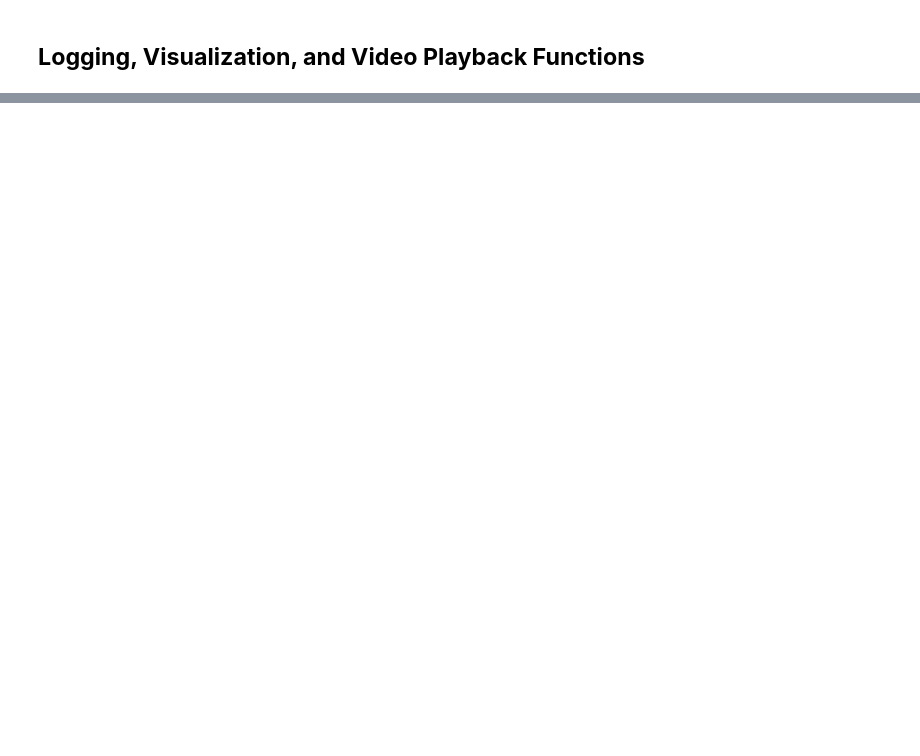
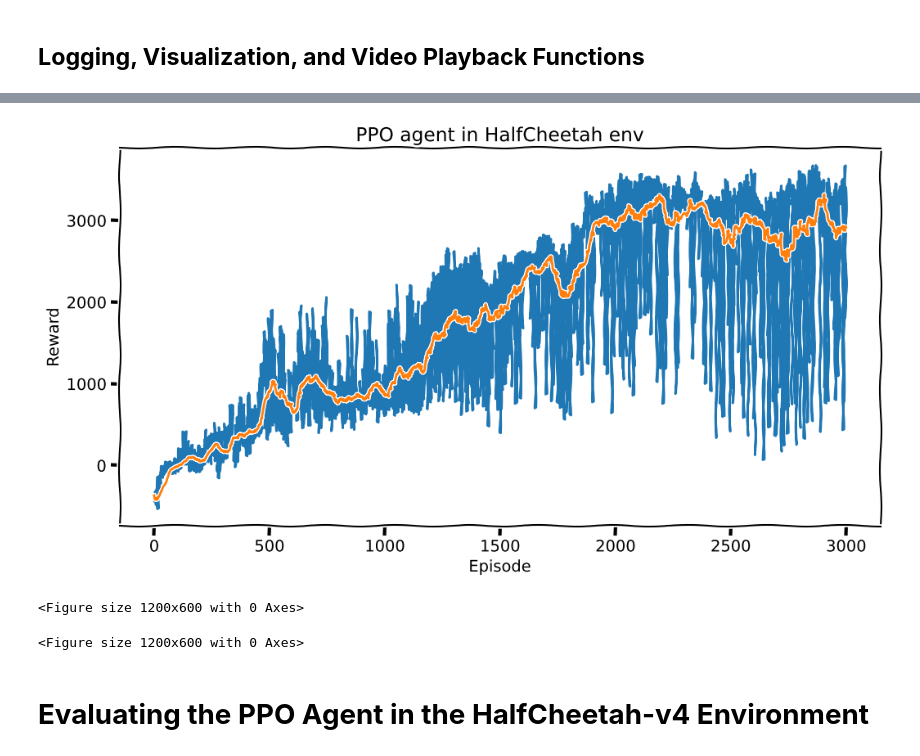
Before and after one commit to ParsaGhezelbash/Deep-RL, a Jupyter notebook: HW/HW 4/HW4_P1_PPO_Continuous.ipynb, the cells around one changed output, grey strips where cells are left out. Drawn from its saved outputs; the diff is of its cells as text; code cells hidden in the pictures; blank space fills up the shorter version.

```diff
--- a/HW/HW 4/HW4_P1_PPO_Continuous.ipynb
+++ b/HW/HW 4/HW4_P1_PPO_Continuous.ipynb
@@ -488,0 +104,15 @@ Episode: 490, reward: 9818.03
+# %%
+class Memory:
+    def __init__(self):
+        self.actions = []
+        self.states = []
+        self.logprobs = []
+        self.rewards = []
+        self.state_values = []
+
+    def clear(self):
+        del self.actions[:]
+        del self.states[:]
+        del self.logprobs[:]
+        del self.rewards[:]
+        del self.state_values[:]
@@ -488,0 +229,5 @@ Episode: 490, reward: 9818.03
+# %%
+mu, std = torch.zeros(5), torch.ones(5)
+cov = torch.diag(std**2)
+dist = MultivariateNormal(mu, covariance_matrix=cov)
+dist.entropy()
@@ -488,0 +389,38 @@ Episode: 490, reward: 9818.03
+# %%
+env = gym.make("HalfCheetah-v4")
+config = Config()
+
+agent  = PPO(env, config)
+
+# We need to train for many more steps to achieve acceptable results compared to the last environment
+actor_losses = []
+critic_losses = []
+rewards_history = []
+sum_of_rewards = []
+for episode in range(config.MAX_EPISODES):
+    state, _ = env.reset()
+    episode_reward = 0
+    # write the training loop
+
+    while True:
+        state = torch.tensor(state, dtype=torch.float32).to(device)
+        action = agent.select_action(state)
+        next_state, reward, terminated, truncated, _ = env.step(action)
+        agent.store_reward(reward)
+        episode_reward += reward
+        state = next_state
+        done = terminated
+
+
+    loss_ac, loss_cri = agent.update()
+    actor_losses.append(loss_ac)
+    critic_losses.append(loss_cri)
+    rewards_history.append(episode_reward)
+
+    if episode % 100 == 0:
+        print(f'Episode:{episode}->\t Reward:{rewards_history[-1]}->\t actor loss:{loss_ac:.6f},\t critic loss:{loss_cri:.6f}')
+
+env.close()
+
+plot_rewards(rewards_history, show_result='PPO agent in HalfCheetah env')
+# %% [output]
@@ -489 +444,6 @@ Episode: 490, reward: 9818.03
+[figure, added]
+<Figure size 1200x600 with 0 Axes>
+<Figure size 1200x600 with 0 Axes>
+# %% [markdown]
+# **Evaluating the PPO Agent in the HalfCheetah-v4 Environment**
 # %%
```
Also changed, not shown: parts of 31 cells of this notebook.
